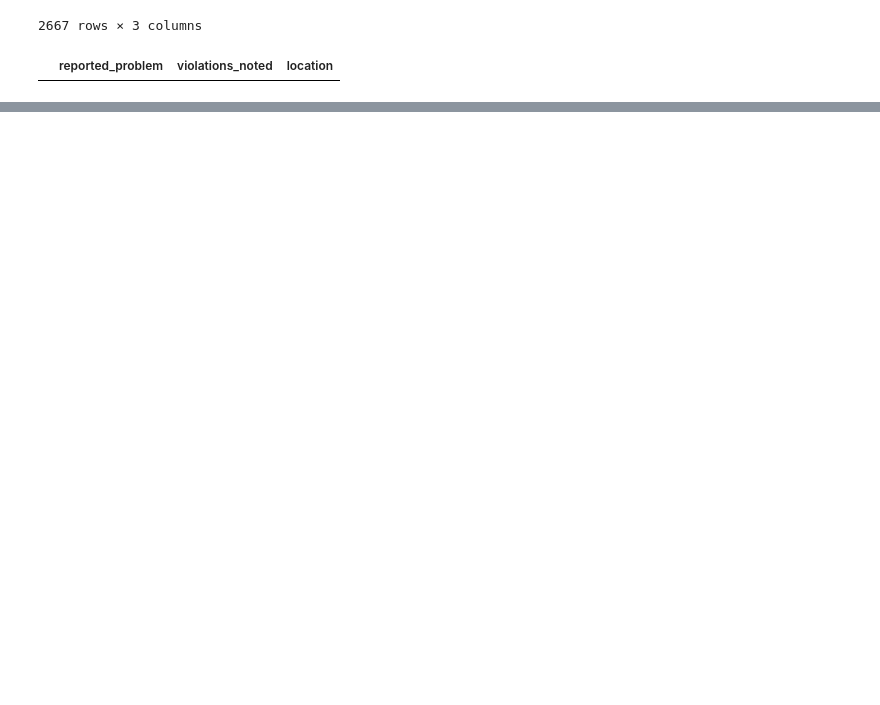
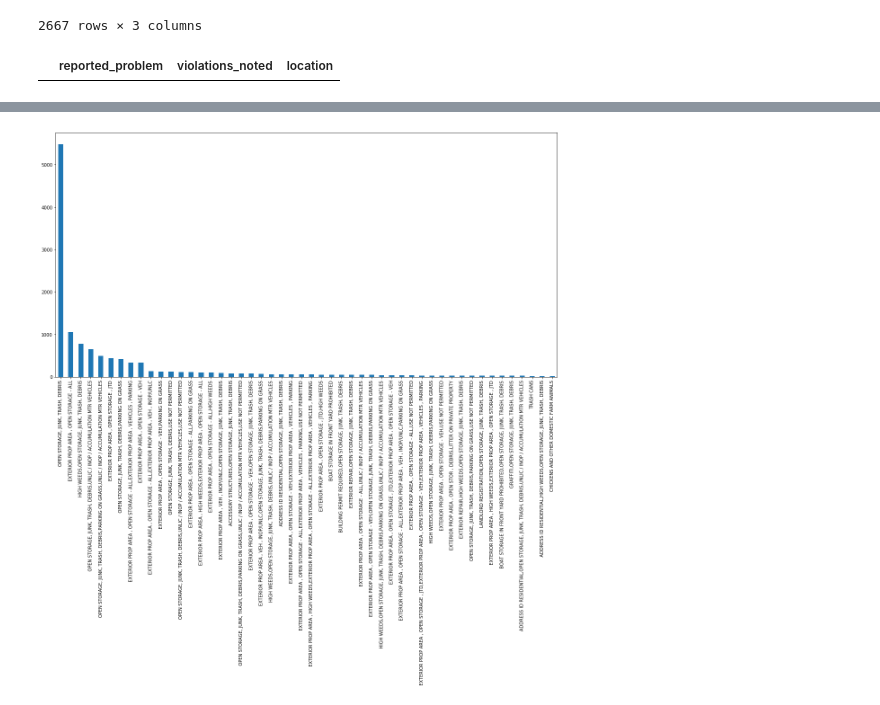
Before and after one commit to DEREJEGETU/data-question-2, a Jupyter notebook: notebooks/MR_psv_testing.ipynb, the cells around one changed output, grey strips where cells are left out. Saved outputs shown, nothing was run; the diff lists cells and outputs as text; code cells hidden in the pictures; blank space fills up the shorter version.

Commit message:
Added comment to better explain flat-list. Began visualizing violations captured by categories.

```diff
--- a/notebooks/MR_psv_testing.ipynb
+++ b/notebooks/MR_psv_testing.ipynb
@@ -200 +204,11 @@ EXTERIOR OF BUILDINGS , DOORS,INTERIOR REPAIR,Interiors of Bldgs and Structures
 Name: violations_noted, Length: 3272, dtype: int64
+# %%
+garbage_bar = psv_test["violations_noted"].value_counts()
+#len(garbage_bar)
+garbage_bar_top = garbage_bar.head(50)
+# %%
+#Way too many things to display on one graph. Subdivide into equal parts and make subplots.
+garbage_bar_top.plot.bar(figsize = (20,10))
+plt.show()
+# %% [output]
+[figure, added]
```
Also changed, not shown: parts of 4 cells of this notebook, 1 other file.
